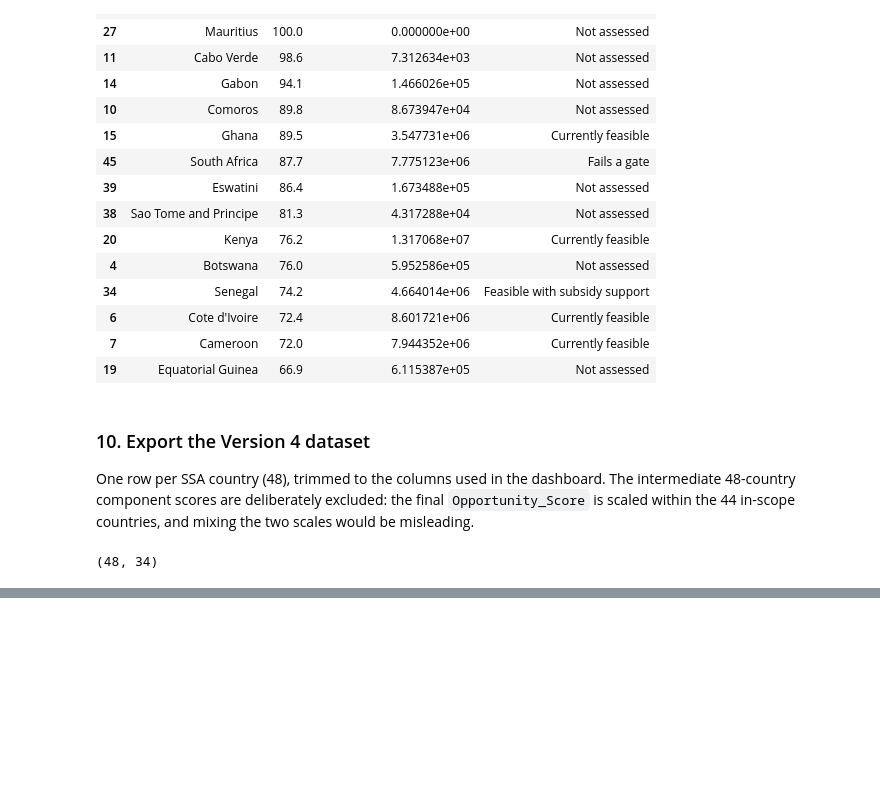
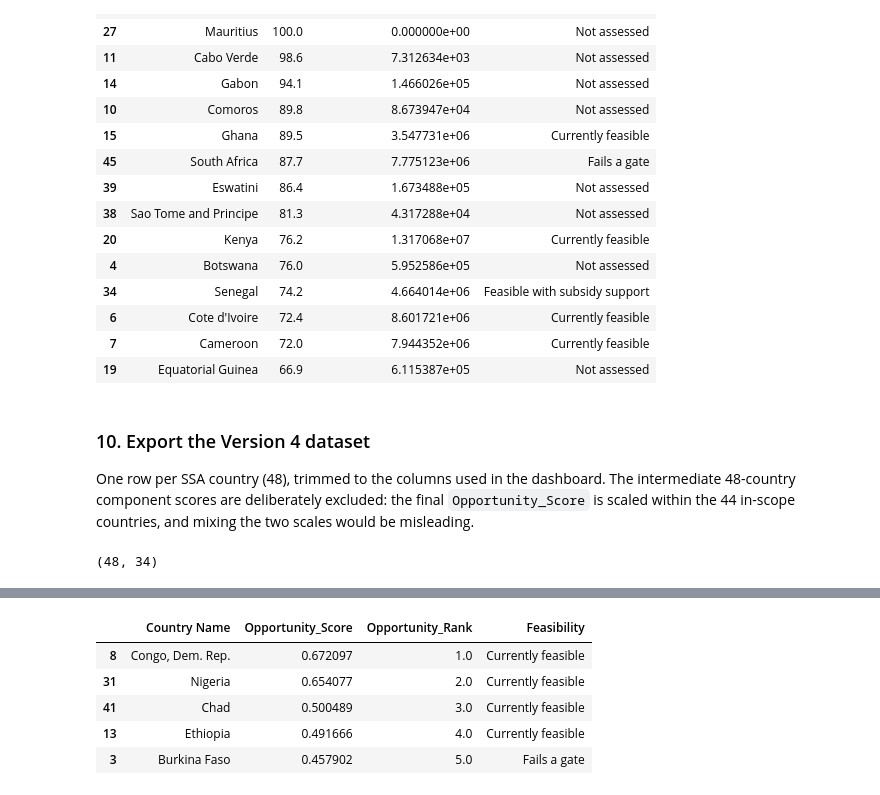
Before and after one commit to meezhay/energy-market-intelligence, a Jupyter notebook: notebooks/04_market_readiness.ipynb, the cells around one changed output, grey strips where cells are left out. Saved outputs shown, nothing was run; the diff lists cells and outputs as text; code cells hidden in the pictures; blank space fills up the shorter version.

```diff
--- a/notebooks/04_market_readiness.ipynb
+++ b/notebooks/04_market_readiness.ipynb
@@ -541,0 +557,12 @@ v4_export.shape
+# %%
+# Slide 6: top 5 market opportunity (scored countries only)
+v4_export.nsmallest(5, "Opportunity_Rank")[
+    ["Country Name", "Opportunity_Score", "Opportunity_Rank", "Feasibility"]
+]
+# %% [output]
+|  | Country Name | Opportunity_Score | Opportunity_Rank | Feasibility |
+| 8 | Congo, Dem. Rep. | 0.672097 | 1.0 | Currently feasible |
+| 31 | Nigeria | 0.654077 | 2.0 | Currently feasible |
+| 41 | Chad | 0.500489 | 3.0 | Currently feasible |
+| 13 | Ethiopia | 0.491666 | 4.0 | Currently feasible |
+| 3 | Burkina Faso | 0.457902 | 5.0 | Fails a gate |
```
Also changed, not shown: parts of 4 cells of this notebook, 3 other files.
